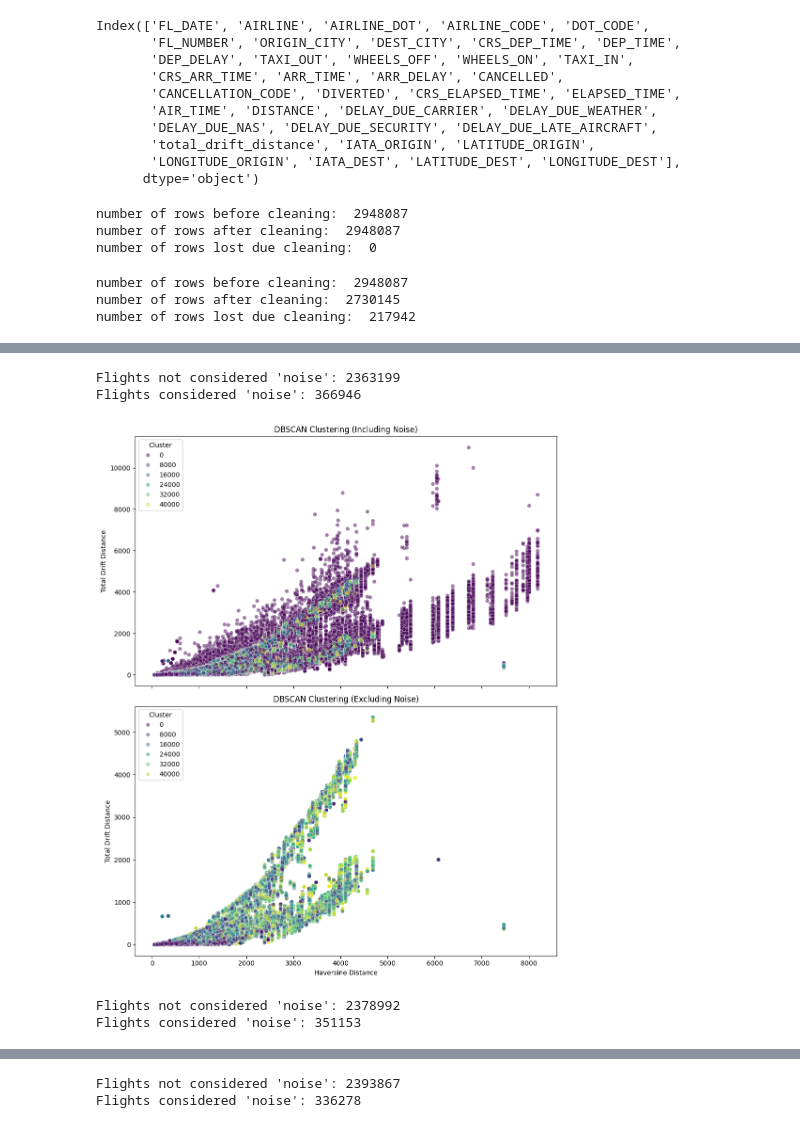
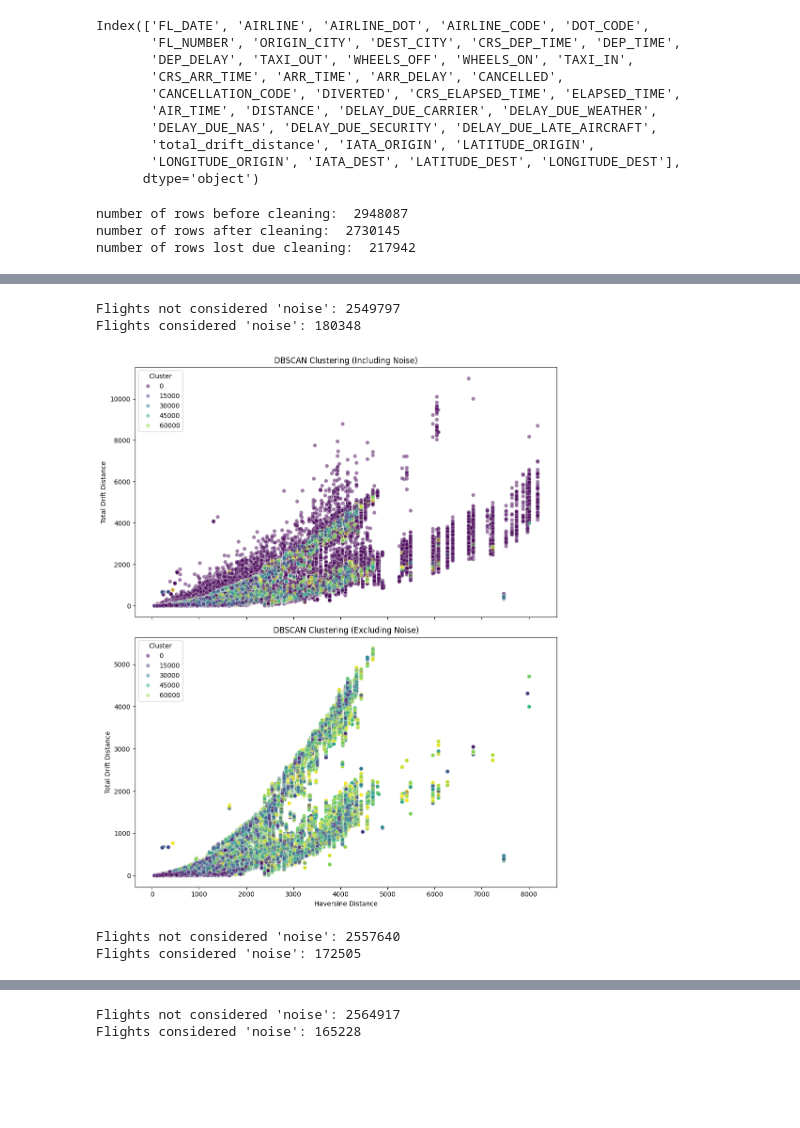
Before and after one commit to janiejestemja/coriolis_flights, a Jupyter notebook: coriolis_analysis_03b.ipynb, the cells around one changed output, grey strips where cells are left out. Cells and saved outputs as stored; diff of their text form; code cells hidden in the pictures; blank space fills up the shorter version.

```diff
--- a/coriolis_analysis_03b.ipynb
+++ b/coriolis_analysis_03b.ipynb
@@ -86,25 +86,6 @@ fdf = fdf.drop([
    'AIR_TIME', 'DISTANCE', 'DELAY_DUE_CARRIER', 'DELAY_DUE_WEATHER',
    'DELAY_DUE_NAS', 'DELAY_DUE_SECURITY', 'DELAY_DUE_LATE_AIRCRAFT',
 ], axis=1)
-# %%
-# printing number of before rows
-print("number of rows before cleaning: ", rows_before_cleaning := len(fdf))
-
-# drop missing geo-locations
-fdf.dropna(subset=[
-    "LATITUDE_ORIGIN",
-    "LATITUDE_DEST",
-    "LONGITUDE_ORIGIN",
-    "LONGITUDE_DEST",
-], inplace=True)
-
-# printing number of rows after cleaning
-print("number of rows after cleaning: ", len(fdf))
-print("number of rows lost due cleaning: ", rows_before_cleaning - len(fdf))
-# %% [output]
-number of rows before cleaning:  2948087
-number of rows after cleaning:  2948087
-number of rows lost due cleaning:  0
 # %%
 # calculating haversinedistance
 fdf["haversine_distance"] = coriolis_functions.haversine(
@@ -169,7 +150,7 @@ start = 5
 end = 8
 
 epsilons = [float(f"{x * 0.1:.2f}") for x in range(start, end)]
-min_samples = [10 for _ in range(start, end)]
+min_samples = [5 for _ in range(start, end)]
 
 for epsilon, min_sample in zip(epsilons, min_samples):
     db_scanner(data, fdf, epsilon, min_sample)
@@ -178,5 +159,5 @@ for epsilon, min_sample in zip(epsilons, min_samples):
-Flights not considered 'noise': 2363199
-Flights considered 'noise': 366946
+Flights not considered 'noise': 2549797
+Flights considered 'noise': 180348
-[figure, old version]
+[figure, new version]
-Flights not considered 'noise': 2378992
-Flights considered 'noise': 351153
+Flights not considered 'noise': 2557640
+Flights considered 'noise': 172505
@@ -184,2 +165,2 @@ Flights considered 'noise': 351153
-Flights not considered 'noise': 2393867
-Flights considered 'noise': 336278
+Flights not considered 'noise': 2564917
+Flights considered 'noise': 165228
```
Also changed, not shown: parts of 3 cells of this notebook.
